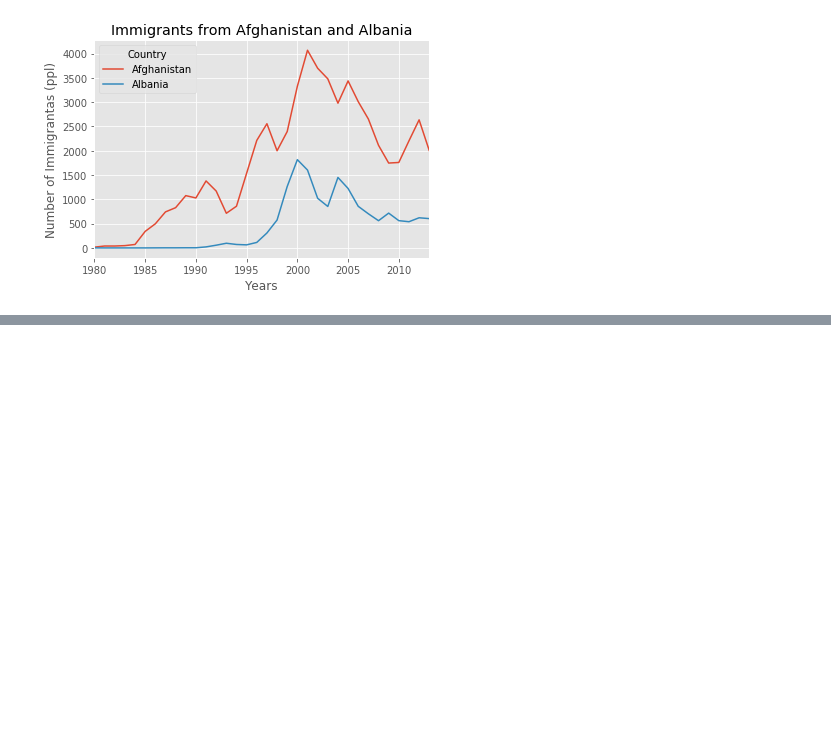
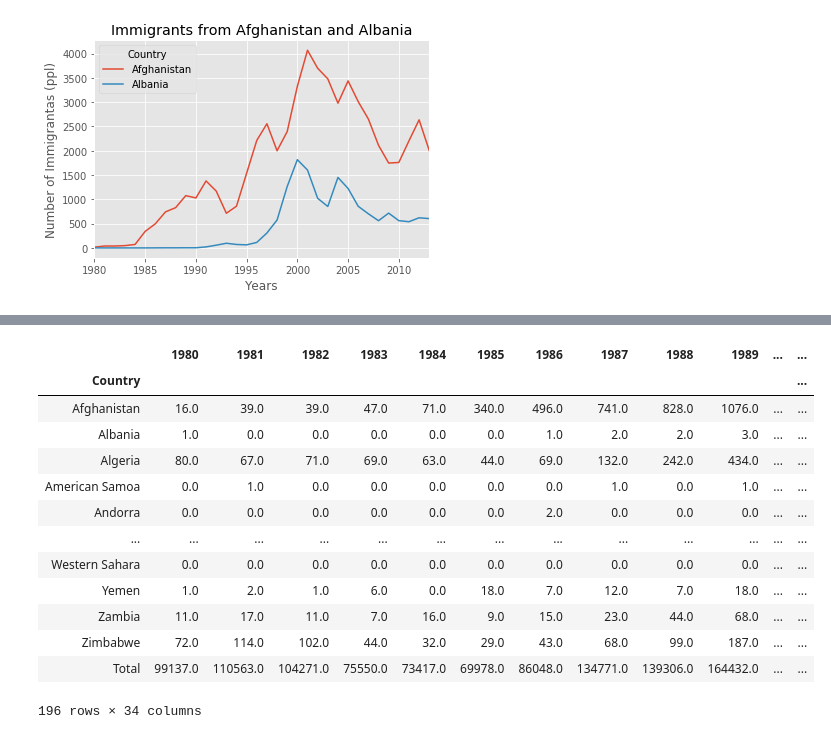
Before and after one commit to pHeesari/Recovery_H8_050, a Jupyter notebook: Statistics_ML.ipynb, the cells around one changed output, grey strips where cells are left out. Drawn from its saved outputs; the diff is of its cells as text; code cells hidden in the pictures; blank space fills up the shorter version.

```diff
--- a/Statistics_ML.ipynb
+++ b/Statistics_ML.ipynb
@@ -129,0 +166,21 @@ dtype: float64
+# %%
+ct = country.copy()
+ctt = ct.groupby('Country',axis=0)[years].sum()
+#ctt.loc[:,'Total']=ctt.sum(axis=1)
+ctt.loc['Total',:]=ctt.sum(axis=0)
+ctt
+# %% [output]
+|  | 1980 | 1981 | 1982 | 1983 | 1984 | 1985 | 1986 | 1987 | 1988 | 1989 | ... | ... |
+| Country |  |  |  |  |  |  |  |  |  |  |  | ... |
+| Afghanistan | 16.0 | 39.0 | 39.0 | 47.0 | 71.0 | 340.0 | 496.0 | 741.0 | 828.0 | 1076.0 | ... | ... |
+| Albania | 1.0 | 0.0 | 0.0 | 0.0 | 0.0 | 0.0 | 1.0 | 2.0 | 2.0 | 3.0 | ... | ... |
+| Algeria | 80.0 | 67.0 | 71.0 | 69.0 | 63.0 | 44.0 | 69.0 | 132.0 | 242.0 | 434.0 | ... | ... |
+| American Samoa | 0.0 | 1.0 | 0.0 | 0.0 | 0.0 | 0.0 | 0.0 | 1.0 | 0.0 | 1.0 | ... | ... |
+| Andorra | 0.0 | 0.0 | 0.0 | 0.0 | 0.0 | 0.0 | 2.0 | 0.0 | 0.0 | 0.0 | ... | ... |
+| ... | ... | ... | ... | ... | ... | ... | ... | ... | ... | ... | ... | ... |
+| Western Sahara | 0.0 | 0.0 | 0.0 | 0.0 | 0.0 | 0.0 | 0.0 | 0.0 | 0.0 | 0.0 | ... | ... |
+| Yemen | 1.0 | 2.0 | 1.0 | 6.0 | 0.0 | 18.0 | 7.0 | 12.0 | 7.0 | 18.0 | ... | ... |
+| Zambia | 11.0 | 17.0 | 11.0 | 7.0 | 16.0 | 9.0 | 15.0 | 23.0 | 44.0 | 68.0 | ... | ... |
+| Zimbabwe | 72.0 | 114.0 | 102.0 | 44.0 | 32.0 | 29.0 | 43.0 | 68.0 | 99.0 | 187.0 | ... | ... |
+| Total | 99137.0 | 110563.0 | 104271.0 | 75550.0 | 73417.0 | 69978.0 | 86048.0 | 134771.0 | 139306.0 | 164432.0 | ... | ... |
+196 rows × 34 columns
```
Also changed, not shown: parts of 9 cells of this notebook.
